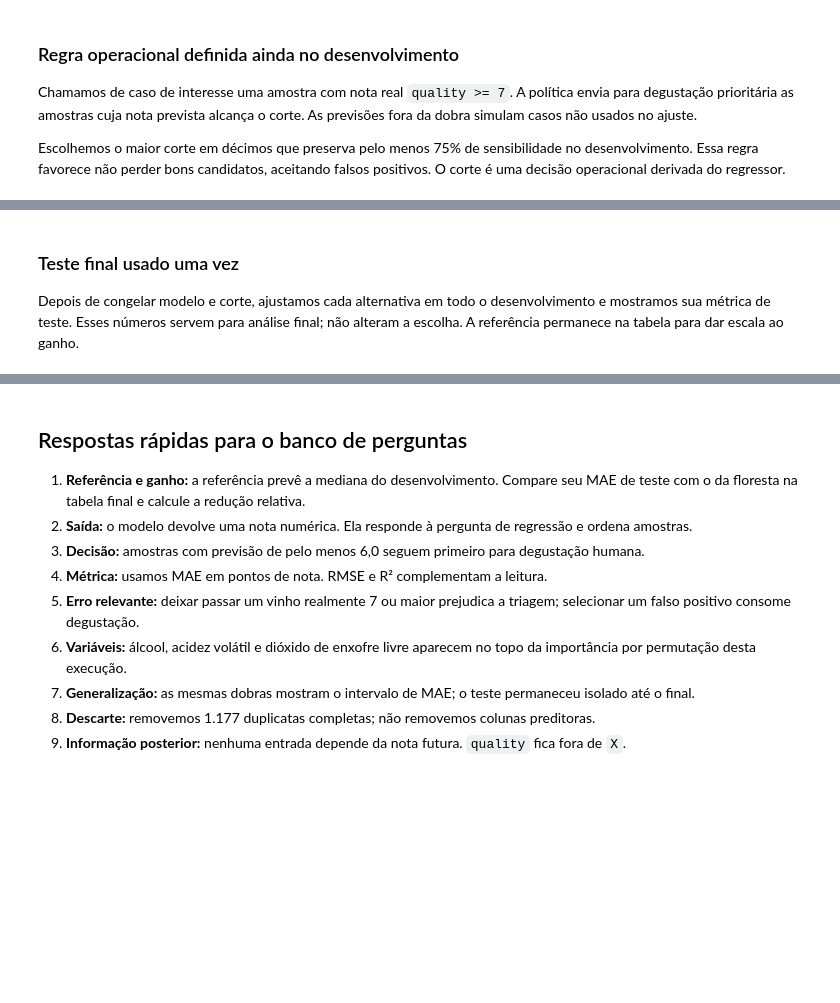
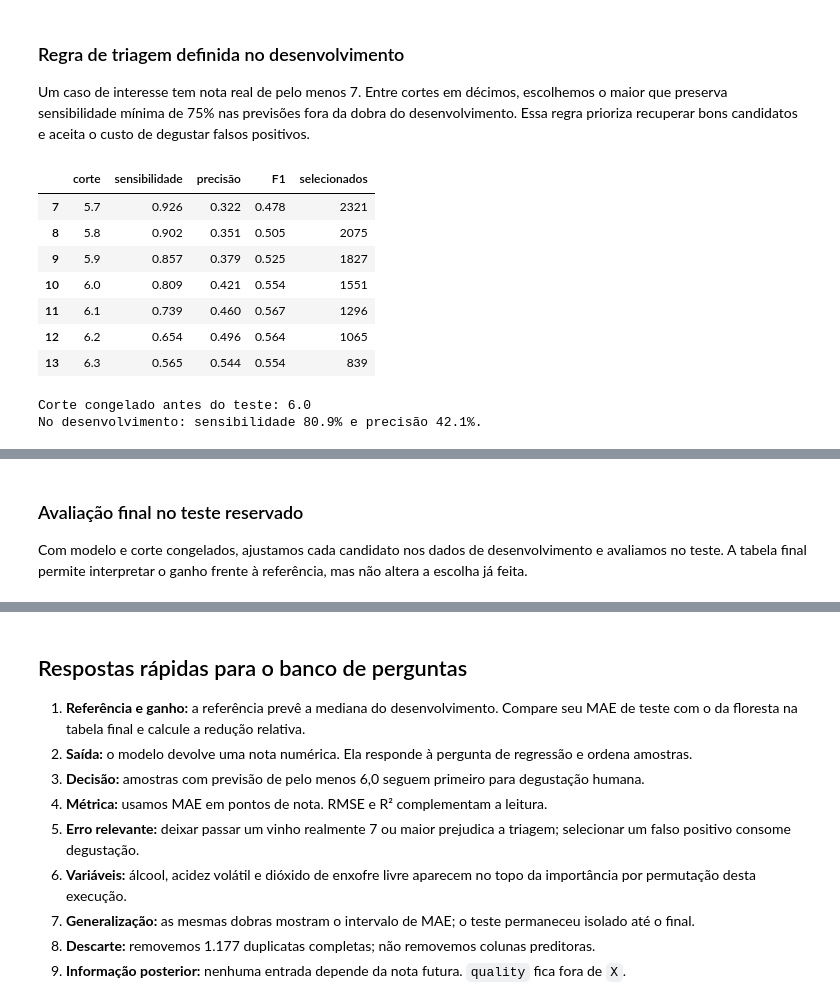
Before and after one commit to danielgilcastro/aprendizado_de_maquina, a Jupyter notebook: projeto/projeto_qualidade_vinhos_completo.ipynb, the cells around one changed output, grey strips where cells are left out. Cells and saved outputs as stored; diff of their text form; code cells hidden in the pictures; blank space fills up the shorter version.

```diff
--- a/projeto/projeto_qualidade_vinhos_completo.ipynb
+++ b/projeto/projeto_qualidade_vinhos_completo.ipynb
@@ -295,9 +358,7 @@ plt.show()
 # %% [markdown]
-### Regra operacional definida ainda no desenvolvimento
+### Regra de triagem definida no desenvolvimento
 
-Chamamos de caso de interesse uma amostra com nota real `quality >= 7`. A política envia para degustação prioritária as amostras cuja nota prevista alcança o corte. As previsões fora da dobra simulam casos não usados no ajuste.
-
-Escolhemos o maior corte em décimos que preserva pelo menos 75% de sensibilidade no desenvolvimento. Essa regra favorece não perder bons candidatos, aceitando falsos positivos. O corte é uma decisão operacional derivada do regressor.
+Um caso de interesse tem nota real de pelo menos 7. Entre cortes em décimos, escolhemos o maior que preserva sensibilidade mínima de 75% nas previsões fora da dobra do desenvolvimento. Essa regra prioriza recuperar bons candidatos e aceita o custo de degustar falsos positivos.
 # %%
 modelo_selecionado = modelos[MODELO_ESCOLHIDO]
 previsoes_fora_dobra = cross_val_predict(
@@ -306,33 +367,43 @@ previsoes_fora_dobra = cross_val_predict(
 )
 interesse_desenvolvimento = y_desenvolvimento.to_numpy() >= 7
 
 linhas_corte = []
 for corte in np.round(np.arange(5.0, 7.51, 0.1), 1):
     selecionados = previsoes_fora_dobra >= corte
     linhas_corte.append(
         {
             "corte": corte,
             "sensibilidade": recall_score(interesse_desenvolvimento, selecionados, zero_division=0),
             "precisão": precision_score(interesse_desenvolvimento, selecionados, zero_division=0),
             "F1": f1_score(interesse_desenvolvimento, selecionados, zero_division=0),
             "selecionados": int(selecionados.sum()),
         }
     )
 
 curva_corte = pd.DataFrame(linhas_corte)
 elegiveis = curva_corte[curva_corte["sensibilidade"] >= 0.75]
 CORTE_ESCOLHIDO = float(elegiveis["corte"].max())
 linha_corte = curva_corte.loc[curva_corte["corte"].eq(CORTE_ESCOLHIDO)].iloc[0]
 display(curva_corte.loc[curva_corte["corte"].between(5.7, 6.3)].round(3))
 print("Corte congelado antes do teste:", CORTE_ESCOLHIDO)
 print(f"No desenvolvimento: sensibilidade {linha_corte['sensibilidade']:.1%} e precisão {linha_corte['precisão']:.1%}.")
 
 fig, ax = plt.subplots(figsize=(7.5, 4.0), constrained_layout=True)
-ax.plot(curva_corte["corte"], curva_corte["sensibilidade"], label="Sensibilidade", color="#2F6B56")
-ax.plot(curva_corte["corte"], curva_corte["precisão"], label="Precisão", color="#9B3046")
+sns.lineplot(data=curva_corte, x="corte", y="sensibilidade", label="Sensibilidade", color="#527C77", ax=ax)
+sns.lineplot(data=curva_corte, x="corte", y="precisão", label="Precisão", color="#B56954", ax=ax)
 ax.axvline(CORTE_ESCOLHIDO, color="#B8862B", linestyle="--", label=f"Corte {CORTE_ESCOLHIDO:.1f}")
 ax.axhline(0.75, color="#52606D", linestyle=":", label="Sensibilidade mínima")
 ax.set(xlabel="Corte na nota prevista", ylabel="Proporção", ylim=(0, 1), title="Escolha da regra de triagem no desenvolvimento")
 ax.legend()
-fig.savefig(PASTA_FIGURAS / "curva_corte.png", bbox_inches="tight")
 plt.show()
+# %% [output]
+|  | corte | sensibilidade | precisão | F1 | selecionados |
+| 7 | 5.7 | 0.926 | 0.322 | 0.478 | 2321 |
+| 8 | 5.8 | 0.902 | 0.351 | 0.505 | 2075 |
+| 9 | 5.9 | 0.857 | 0.379 | 0.525 | 1827 |
+| 10 | 6.0 | 0.809 | 0.421 | 0.554 | 1551 |
+| 11 | 6.1 | 0.739 | 0.460 | 0.567 | 1296 |
+| 12 | 6.2 | 0.654 | 0.496 | 0.564 | 1065 |
+| 13 | 6.3 | 0.565 | 0.544 | 0.554 | 839 |
+Corte congelado antes do teste: 6.0
+No desenvolvimento: sensibilidade 80.9% e precisão 42.1%.
@@ -339,7 +411,7 @@ plt.show()
 # %% [markdown]
-### Teste final usado uma vez
+### Avaliação final no teste reservado
 
-Depois de congelar modelo e corte, ajustamos cada alternativa em todo o desenvolvimento e mostramos sua métrica de teste. Esses números servem para análise final; não alteram a escolha. A referência permanece na tabela para dar escala ao ganho.
+Com modelo e corte congelados, ajustamos cada candidato nos dados de desenvolvimento e avaliamos no teste. A tabela final permite interpretar o ganho frente à referência, mas não altera a escolha já feita.
 # %%
 linhas_teste = []
 previsoes_teste_por_modelo = {}
```
Also changed, not shown: parts of 24 cells of this notebook, 17 other files.
